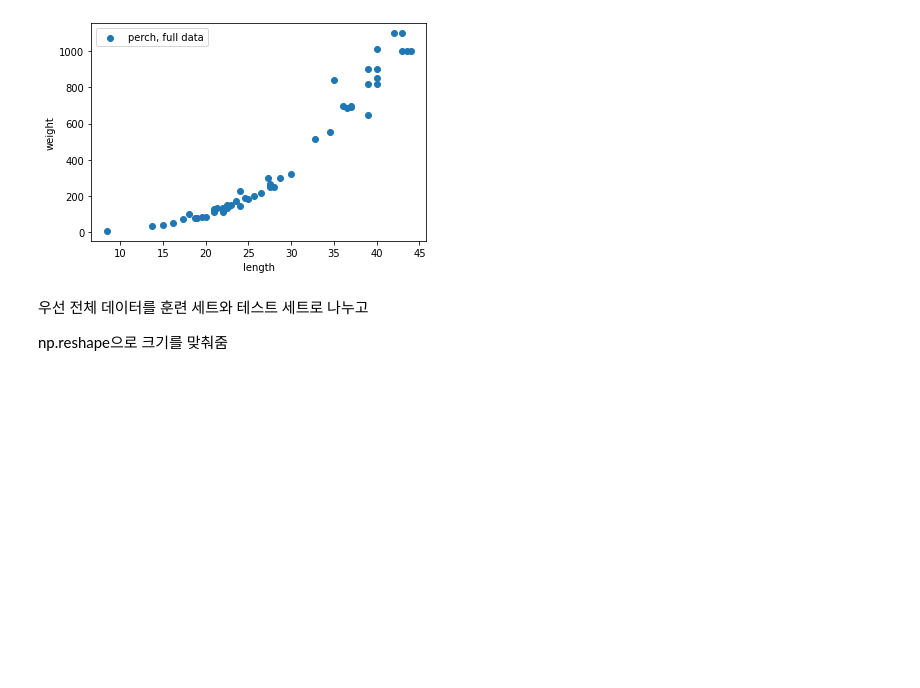
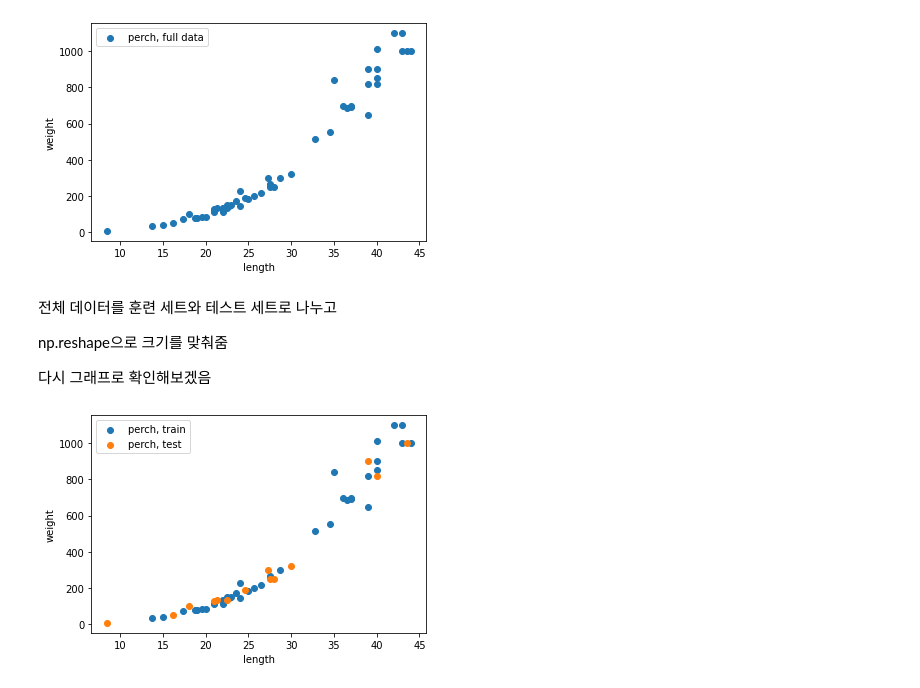
Before and after one commit to keizikang/self_study_mldl, a Jupyter notebook: 혼공머신_3장.ipynb, the cells around one changed output. Cells and saved outputs as stored; diff of their text form; code cells hidden in the pictures; blank space fills up the shorter version.

```diff
--- a/혼공머신_3장.ipynb
+++ b/혼공머신_3장.ipynb
@@ -47,17 +52,28 @@ plt.show()
 # %% [output]
 [figure]
 # %% [markdown]
-우선 전체 데이터를 훈련 세트와 테스트 세트로 나누고
+전체 데이터를 훈련 세트와 테스트 세트로 나누고
 
 np.reshape으로 크기를 맞춰줌
+
+다시 그래프로 확인해보겠음
 # %%
 from sklearn.model_selection import train_test_split
 train_input, test_input, train_target, test_target = train_test_split(
     perch_length, perch_weight, random_state=42)
 
 # 사이킷런에 입력하는 훈련 세트는 행 방향으로 각 샘플이 들어감
 # 즉, 훈련 세트의 행 개수가 샘플 개수와 같아야 함
 # numpy의 reshape을 이용해서 해결
 
-train_input = train_input.reshape(-1, 1)
-test_input = test_input.reshape(-1, 1)
+train_input = train_input.reshape(-1, 1) # (42, 1)이 됨
+test_input = test_input.reshape(-1, 1) # (14, 1)이 됨
+
+plt.scatter(train_input, train_target, label='perch, train')
+plt.scatter(test_input, test_target, label='perch, test')
+plt.xlabel('length')
+plt.ylabel('weight')
+plt.legend()
+plt.show()
+# %% [output]
+[figure, added]
```
Also changed, not shown: parts of 18 cells of this notebook.
